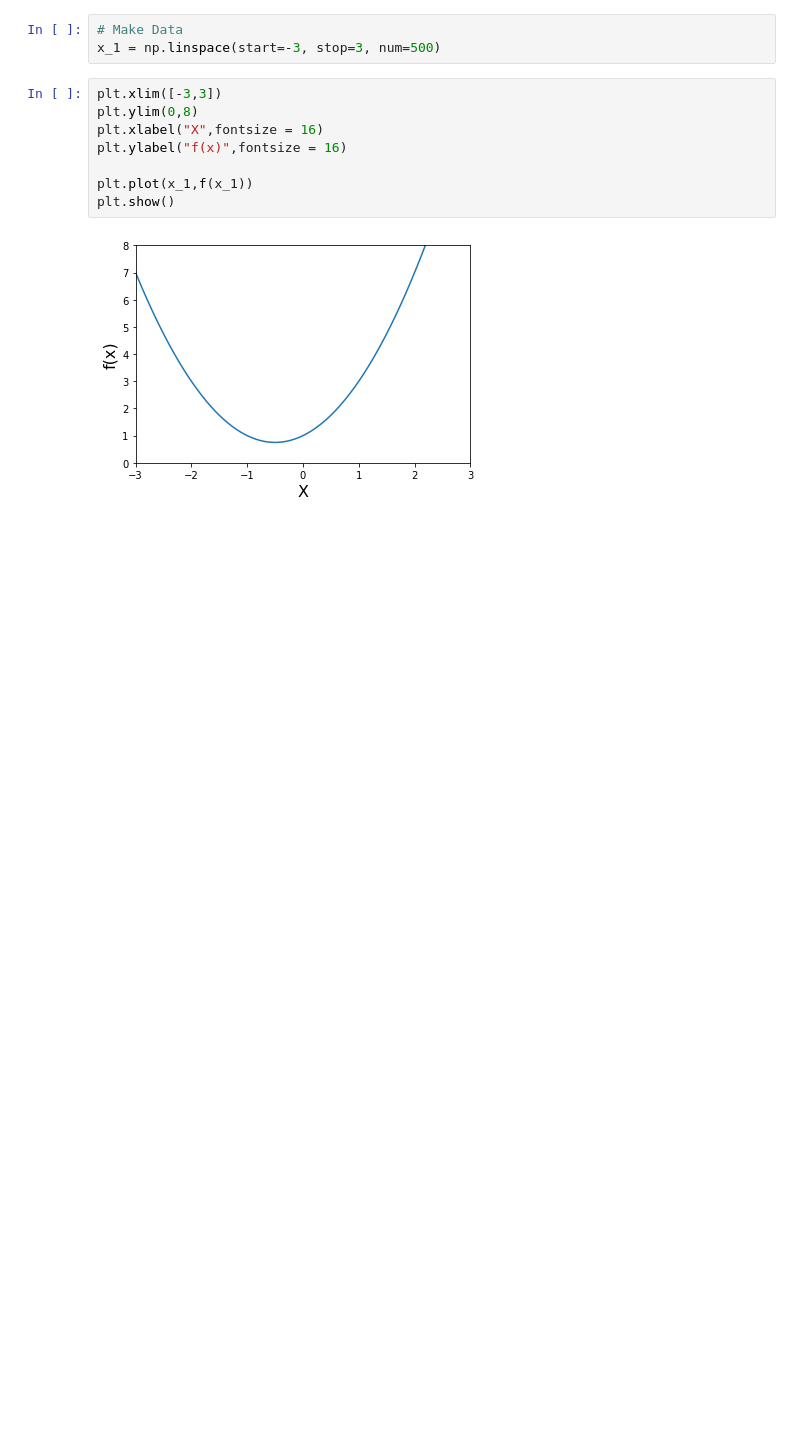
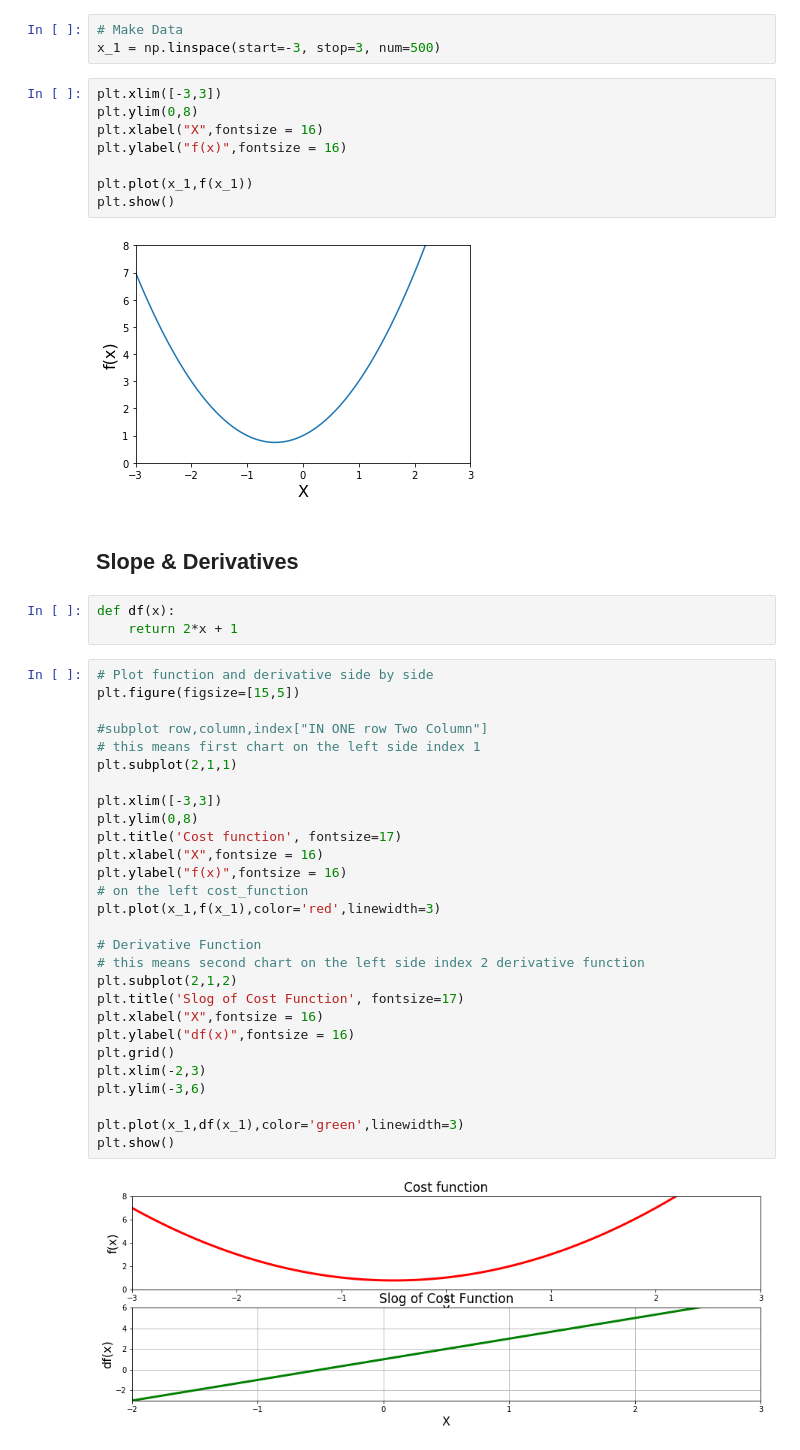
Before and after one commit to Anatoliymaster/-Data-Science-Machine-Learning-, a Jupyter notebook: Gradient_Descent.ipynb, the cells around one changed output. Cells and saved outputs as stored; diff of their text form; blank space fills up the shorter version.

Commit message:
Cost Function VS  Slop OF Cost function

```diff
--- a/Gradient_Descent.ipynb
+++ b/Gradient_Descent.ipynb
@@ -25,3 +25,38 @@ plt.plot(x_1,f(x_1))
 plt.show()
 # %% [output]
 [figure]
+# %% [markdown]
+## Slope & Derivatives
+# %%
+def df(x):
+    return 2*x + 1
+# %%
+# Plot function and derivative side by side
+plt.figure(figsize=[15,5])
+
+#subplot row,column,index["IN ONE row Two Column"]
+# this means first chart on the left side index 1
+plt.subplot(2,1,1)
+
+plt.xlim([-3,3])
+plt.ylim(0,8)
+plt.title('Cost function', fontsize=17)
+plt.xlabel("X",fontsize = 16)
+plt.ylabel("f(x)",fontsize = 16)
+# on the left cost_function
+plt.plot(x_1,f(x_1),color='red',linewidth=3)
+
+# Derivative Function
+# this means second chart on the left side index 2 derivative function
+plt.subplot(2,1,2)
+plt.title('Slog of Cost Function', fontsize=17)
+plt.xlabel("X",fontsize = 16)
+plt.ylabel("df(x)",fontsize = 16)
+plt.grid()
+plt.xlim(-2,3)
+plt.ylim(-3,6)
+
+plt.plot(x_1,df(x_1),color='green',linewidth=3)
+plt.show()
+# %% [output]
+[figure, added]
```
